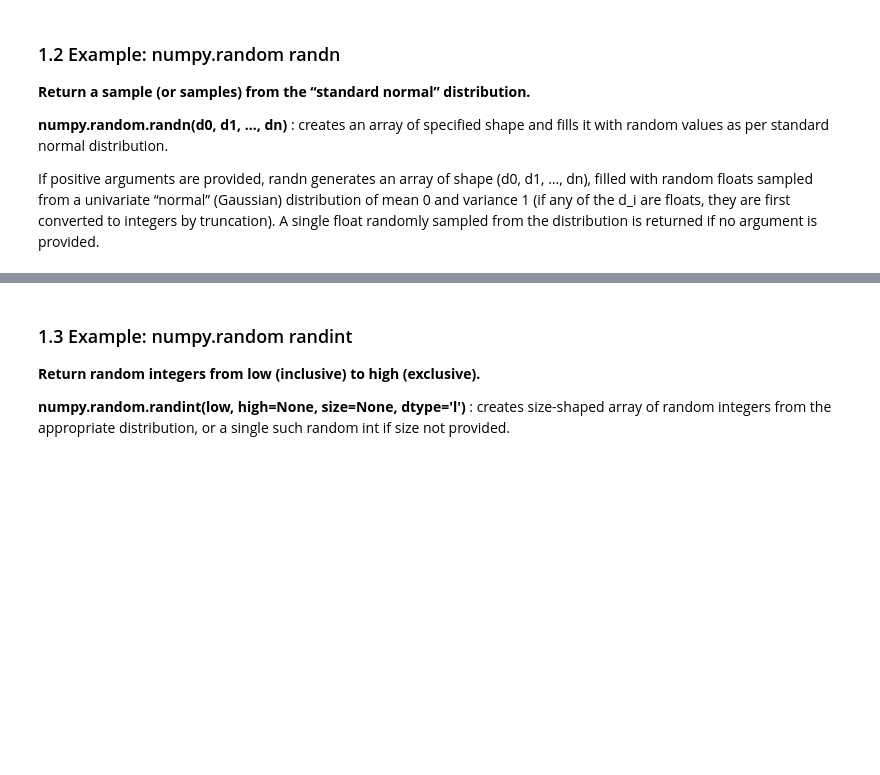
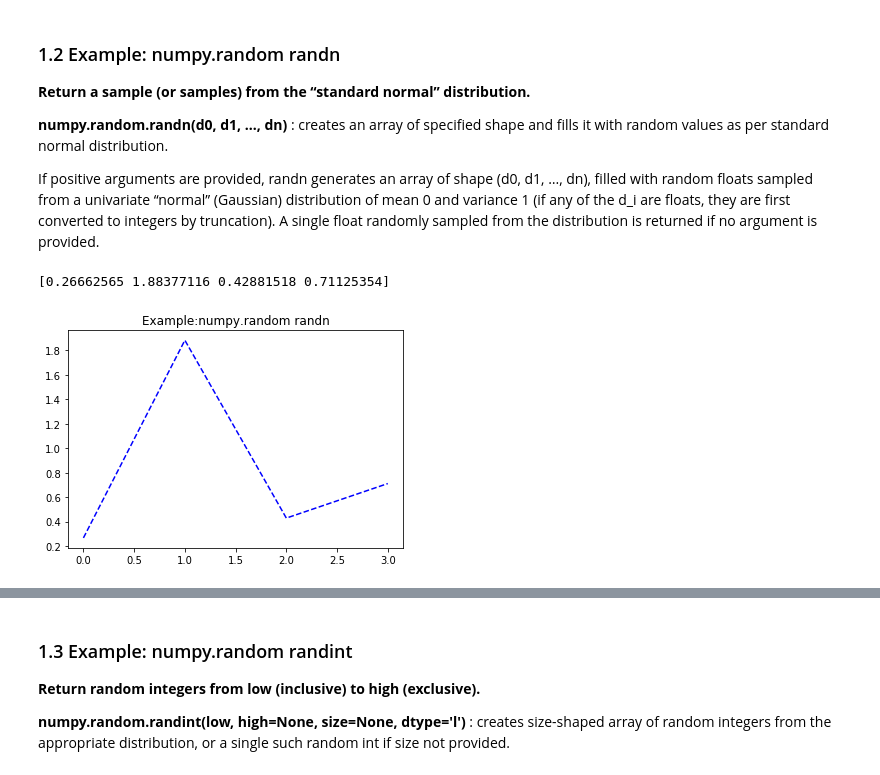
Before and after one commit to kamilam1987/Emerging_Technologies, a Jupyter notebook: numpy-random.ipynb, the cells around one changed output, grey strips where cells are left out. Cells and saved outputs as stored; diff of their text form; code cells hidden in the pictures; blank space fills up the shorter version.

```diff
--- a/numpy-random.ipynb
+++ b/numpy-random.ipynb
@@ -67,6 +85,31 @@ __Return a sample (or samples) from the “standard normal” distribution.__
 __numpy.random.randn(d0, d1, …, dn)__ : creates an array of specified shape and fills it with random values as per standard normal distribution.
 
 If positive arguments are provided, randn generates an array of shape (d0, d1, …, dn), filled with random floats sampled from a univariate “normal” (Gaussian) distribution of mean 0 and variance 1 (if any of the d_i are floats, they are first converted to integers by truncation). A single float randomly sampled from the distribution is returned if no argument is provided.
+# %%
+# numpy.random.randn() method
+
+# Import numpy
+import numpy as np
+# Import matplotlib
+import matplotlib.pyplot as plt
+
+# Creates 1D Array with four random values
+random_num = np.random.randn(4)
+
+# Prints 1D Array filled with random floating-point samples from the standard normal distribution.
+print(random_num)
+
+# Creates plot with  five random values
+plt.plot(random_num, 'b--')
+
+# Adds title
+plt.title("Example:numpy.random randn")
+
+# Prints plot
+plt.show()
+# %% [output]
+[0.26662565 1.88377116 0.42881518 0.71125354]
+[figure, added]
 # %%
 # numpy.random.randn() method
 
```
Also changed, not shown: parts of 20 cells of this notebook.
